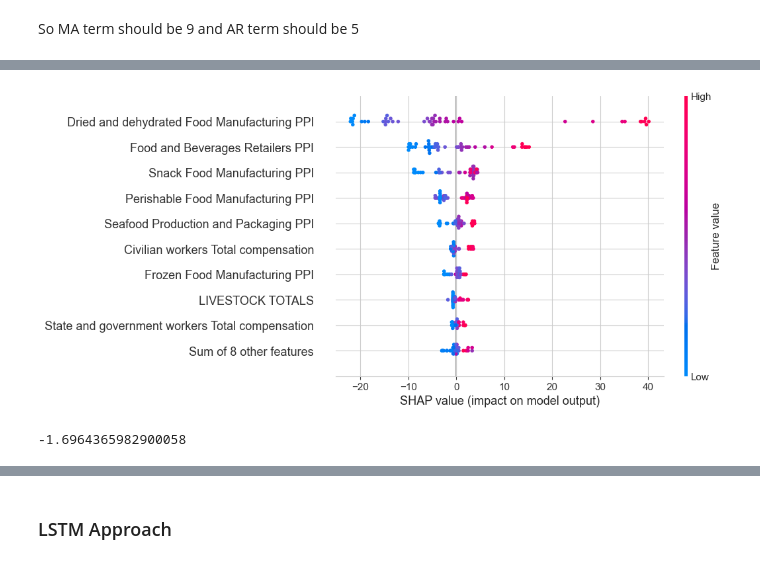
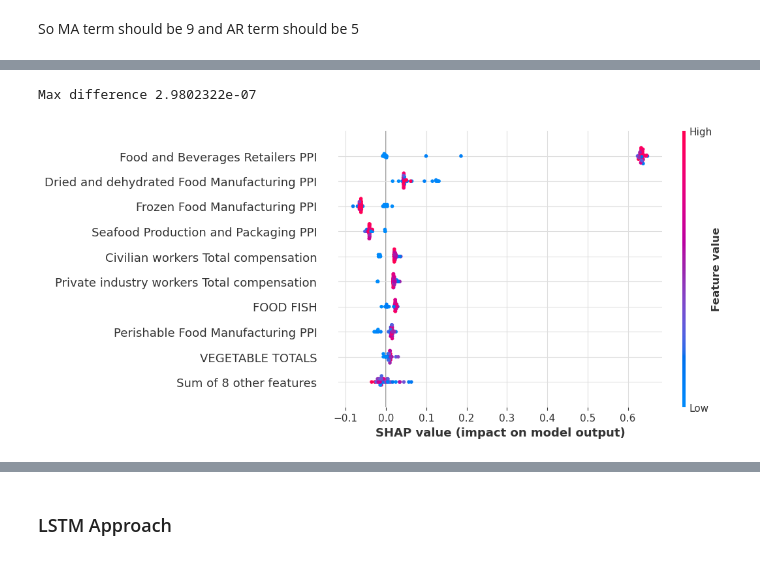
Before and after one commit to sjsu-interconnect/cs163, a Jupyter notebook: src/Data Processing.ipynb, the cells around one changed output, grey strips where cells are left out. Cells and saved outputs as stored; diff of their text form; code cells hidden in the pictures.

```diff
--- a/src/Data Processing.ipynb
+++ b/src/Data Processing.ipynb
@@ -30,5 +45,6 @@ pio.renderers.default = 'png'
 # %%
-df = pd.read_csv('/Users/eddie/cs163/src/Data/final.csv', index_col=['Timeframe'])
+df = pd.read_csv('/Users/eddie/cs163/src/Data/final.csv', index_col=['DATE'], parse_dates=['DATE'], )
+df = df.asfreq('MS')
 df.info()
 # %% [output]
 <class 'pandas.core.frame.DataFrame'>
@@ -393,17 +589,15 @@ Tight layout not applied. tight_layout cannot make Axes height small enough to a
 # %%
-explainer = shap.TreeExplainer(model)
+explainer = shap.TreeExplainer(best_model)
 explanation = explainer(X_test)
 
+y_predicted = best_model.predict(X_test)
+
 shap_values = explanation.values
-np.abs(shap_values.sum(axis=1) + explanation.base_values - y_predicted).max()
+print("Max difference", np.abs(shap_values.sum(axis=1) + explanation.base_values - y_predicted).max())
 
-shap.plots.beeswarm(explanation)
+fig = plt.figure(figsize=(10, len(X_test.columns) * 0.2))
+shap.plots.beeswarm(explanation, show=False)
+plt.savefig(os.path.join(plot_folder, 'SHAP_plot.png'))
 # %% [output]
+Max difference 2.9802322e-07
-[figure, old version]
+[figure, new version]
-# %%
-## RandomSearch CV
-for metrics in
-mse_cross = np.mean(cross_val_score(model, X, Y, cv=5, scoring='r2'))
-mse_cross
-# %% [output]
--1.6964365982900058
```
Also changed, not shown: parts of 37 cells of this notebook, 29 other files.
